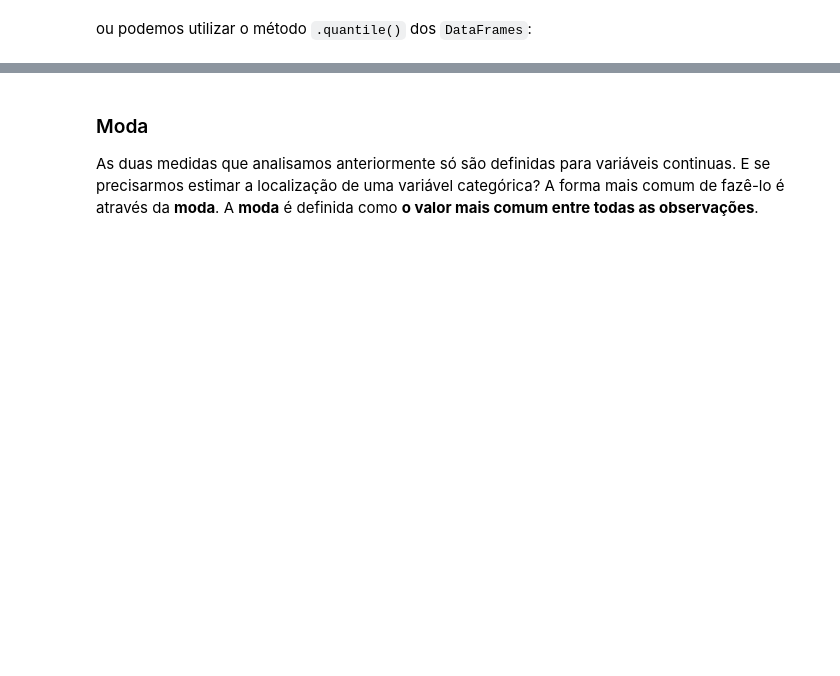
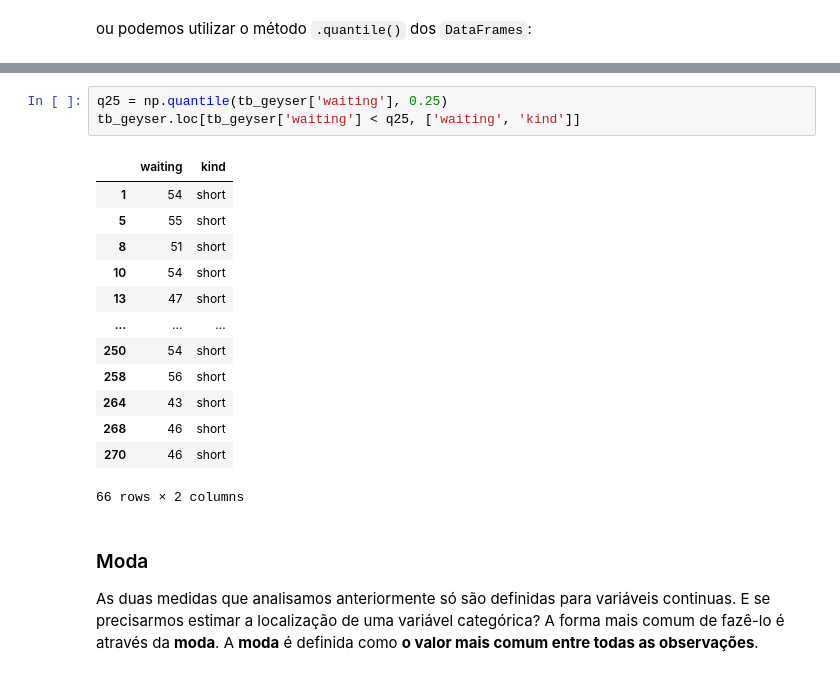
Before and after one commit to pedroteche-ih/79_PT_JUN2022, a Jupyter notebook: aulas/79 DA PT JUN-2022 Estatísticas Descritivas.ipynb, the cells around one changed output, grey strips where cells are left out. Cells and saved outputs as stored; diff of their text form; blank space fills up the shorter version.

```diff
--- a/aulas/79 DA PT JUN-2022 Estatísticas Descritivas.ipynb
+++ b/aulas/79 DA PT JUN-2022 Estatísticas Descritivas.ipynb
@@ -237,3 +364,20 @@ tb_geyser['waiting'].quantile([0.25, 0.5, 0.75])
+# %%
+q25 = np.quantile(tb_geyser['waiting'], 0.25)
+tb_geyser.loc[tb_geyser['waiting'] < q25, ['waiting', 'kind']]
+# %% [output]
+|  | waiting | kind |
+| 1 | 54 | short |
+| 5 | 55 | short |
+| 8 | 51 | short |
+| 10 | 54 | short |
+| 13 | 47 | short |
+| ... | ... | ... |
+| 250 | 54 | short |
+| 258 | 56 | short |
+| 264 | 43 | short |
+| 268 | 46 | short |
+| 270 | 46 | short |
+66 rows × 2 columns
 # %% [markdown]
 ### Moda
 
```
Also changed, not shown: parts of 69 cells of this notebook, 2 other files.
